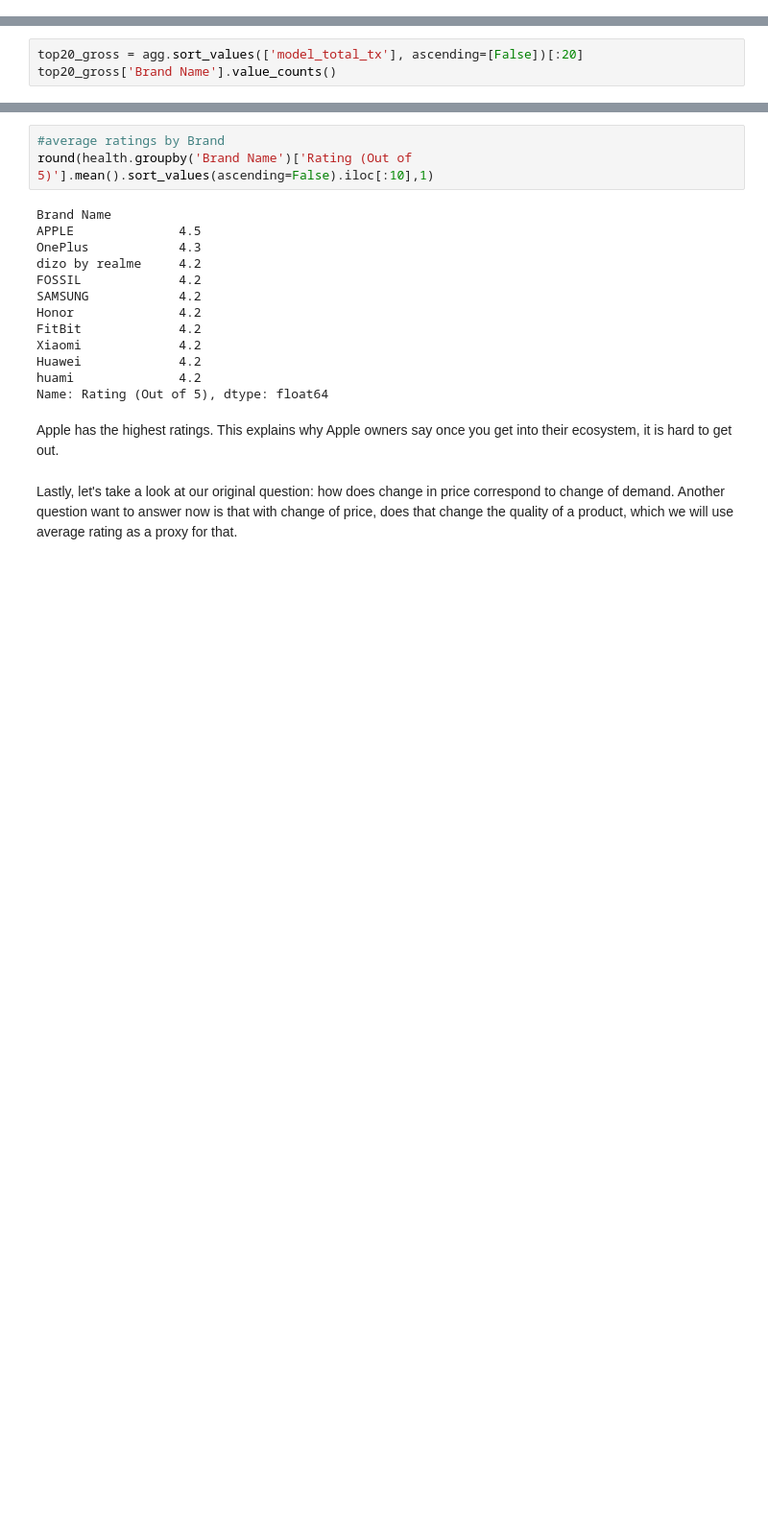
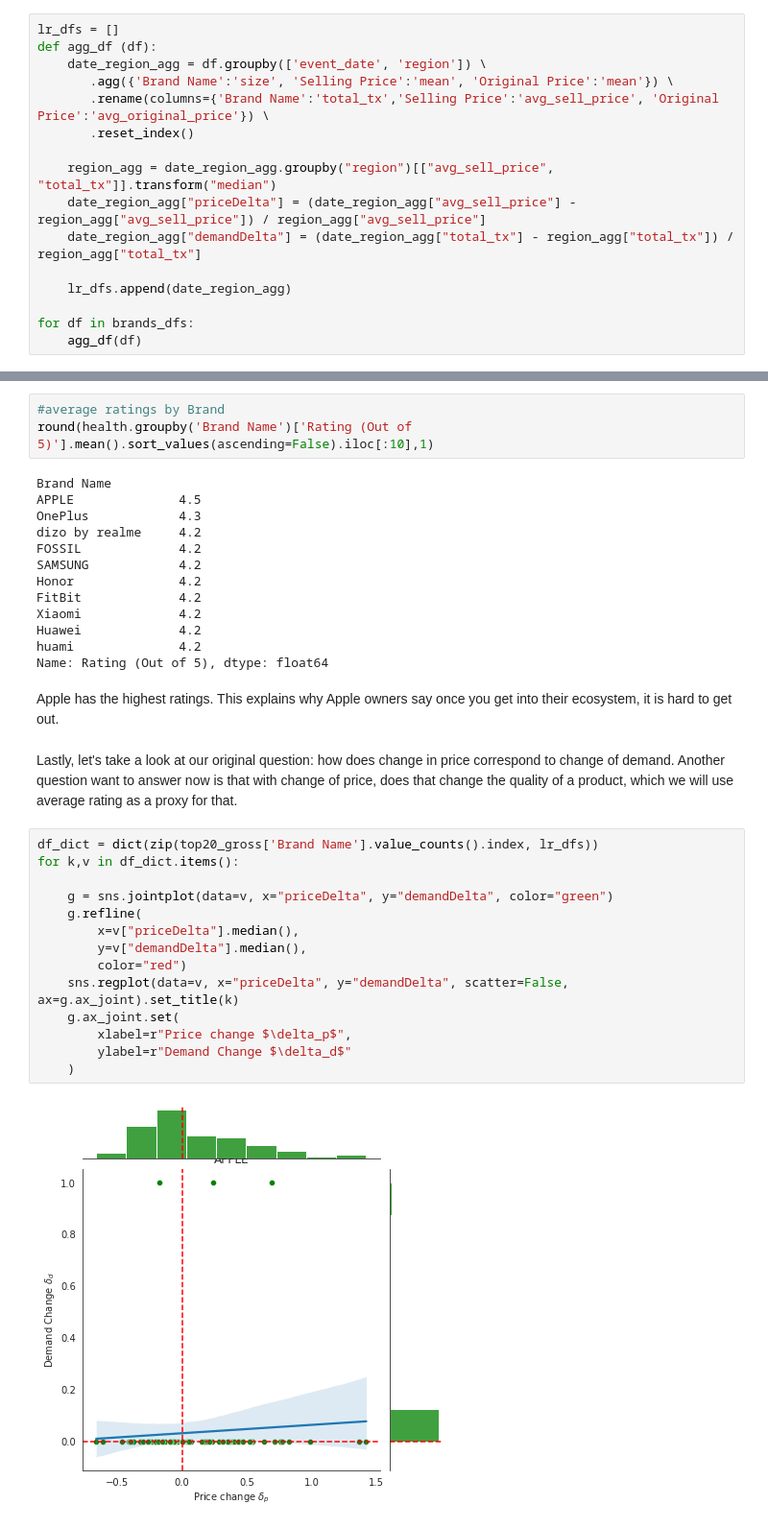
Before and after one commit to mindyng/2022-Business-Projects, a Jupyter notebook: price-elasticity.ipynb, the cells around one changed output, grey strips where cells are left out. Shown at 96% size. Cells and saved outputs as stored; diff of their text form; blank space fills up the shorter version.

```diff
--- a/price-elasticity.ipynb
+++ b/price-elasticity.ipynb
@@ -428,0 +258,16 @@ agg.sort_values(['total_tx'], ascending=[False])
+# %%
+lr_dfs = []
+def agg_df (df):
+    date_region_agg = df.groupby(['event_date', 'region']) \
+       .agg({'Brand Name':'size', 'Selling Price':'mean', 'Original Price':'mean'}) \
+       .rename(columns={'Brand Name':'total_tx','Selling Price':'avg_sell_price', 'Original Price':'avg_original_price'}) \
+       .reset_index()
+
+    region_agg = date_region_agg.groupby("region")[["avg_sell_price", "total_tx"]].transform("median")
+    date_region_agg["priceDelta"] = (date_region_agg["avg_sell_price"] - region_agg["avg_sell_price"]) / region_agg["avg_sell_price"]
+    date_region_agg["demandDelta"] = (date_region_agg["total_tx"] - region_agg["total_tx"]) / region_agg["total_tx"]
+
+    lr_dfs.append(date_region_agg)
+
+for df in brands_dfs:
+    agg_df(df)
@@ -501,3 +346,0 @@ fig.show()
-# %%
-top20_gross = agg.sort_values(['model_total_tx'], ascending=[False])[:20]
-top20_gross['Brand Name'].value_counts()
@@ -700,3 +492,19 @@ Name: Rating (Out of 5), dtype: float64
 Apple has the highest ratings. This explains why Apple owners say once you get into their ecosystem, it is hard to get out.
 # %% [markdown]
 Lastly, let's take a look at our original question: how does change in price correspond to change of demand. Another question want to answer now is that with change of price, does that change the quality of a product, which we will use average rating as a proxy for that.
+# %%
+df_dict = dict(zip(top20_gross['Brand Name'].value_counts().index, lr_dfs))
+for k,v in df_dict.items():
+
+    g = sns.jointplot(data=v, x="priceDelta", y="demandDelta", color="green")
+    g.refline(
+        x=v["priceDelta"].median(),
+        y=v["demandDelta"].median(),
+        color="red")
+    sns.regplot(data=v, x="priceDelta", y="demandDelta", scatter=False, ax=g.ax_joint).set_title(k)
+    g.ax_joint.set(
+        xlabel=r"Price change $\delta_p$",
+        ylabel=r"Demand Change $\delta_d$"
+    )
+# %% [output]
+[figure, added]
```
Also changed, not shown: parts of 73 cells of this notebook.
